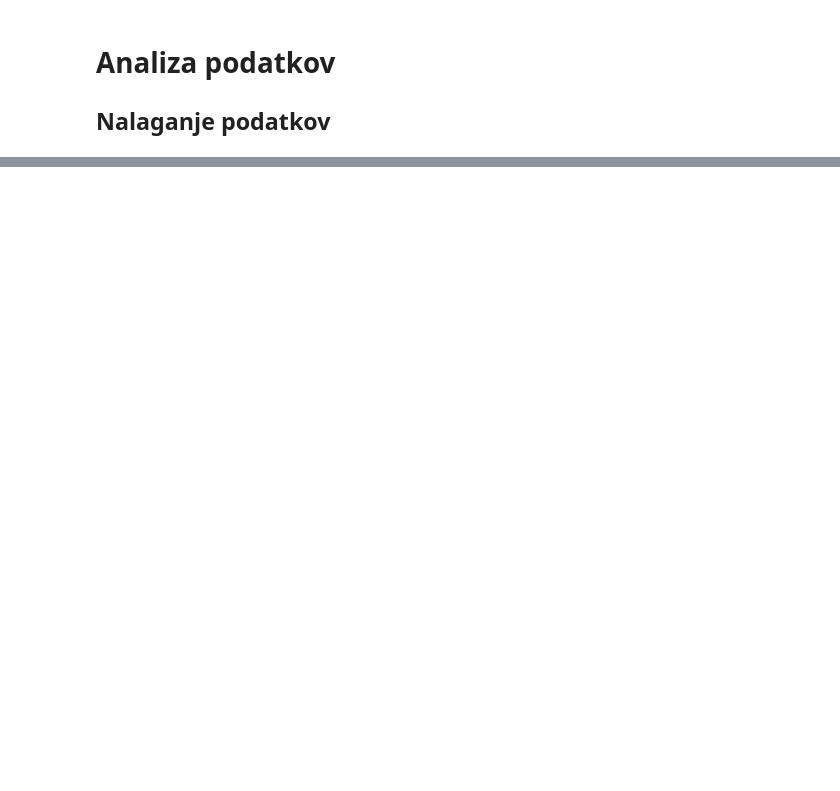
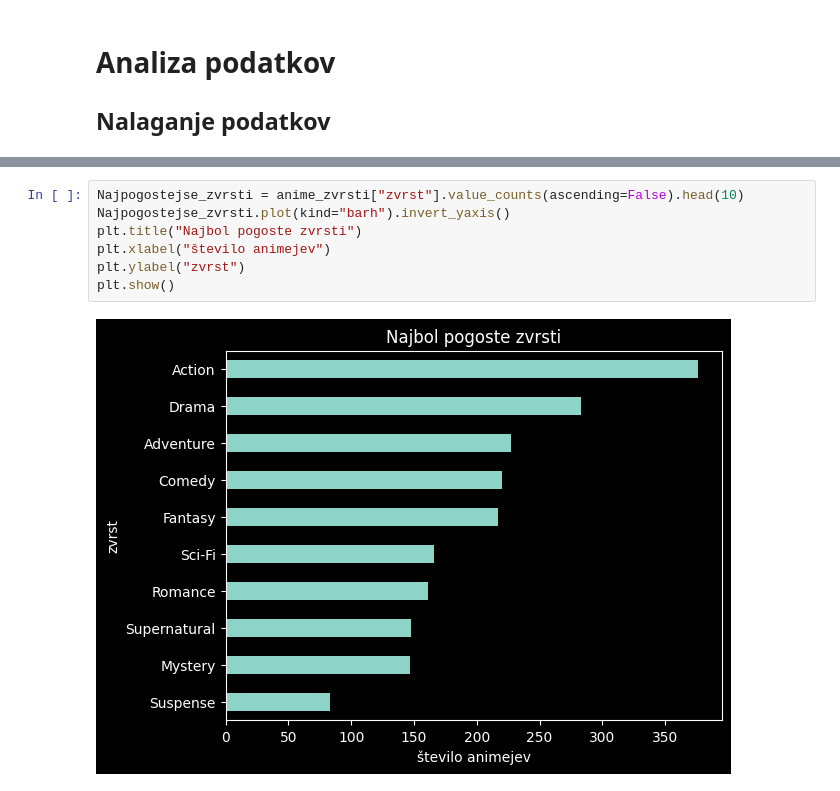
Before and after one commit to voljatel/Projektna-UVP, a Jupyter notebook: analiza-podatkov.ipynb, the cells around one changed output, grey strips where cells are left out. Cells and saved outputs as stored; diff of their text form; blank space fills up the shorter version.

```diff
--- a/analiza-podatkov.ipynb
+++ b/analiza-podatkov.ipynb
@@ -80,0 +91,9 @@ plt.show()
+# %%
+Najpogostejse_zvrsti = anime_zvrsti["zvrst"].value_counts(ascending=False).head(10)
+Najpogostejse_zvrsti.plot(kind="barh").invert_yaxis()
+plt.title("Najbol pogoste zvrsti")
+plt.xlabel("število animejev")
+plt.ylabel("zvrst")
+plt.show()
+# %% [output]
+[figure, added]
```
Also changed, not shown: parts of 18 cells of this notebook.
